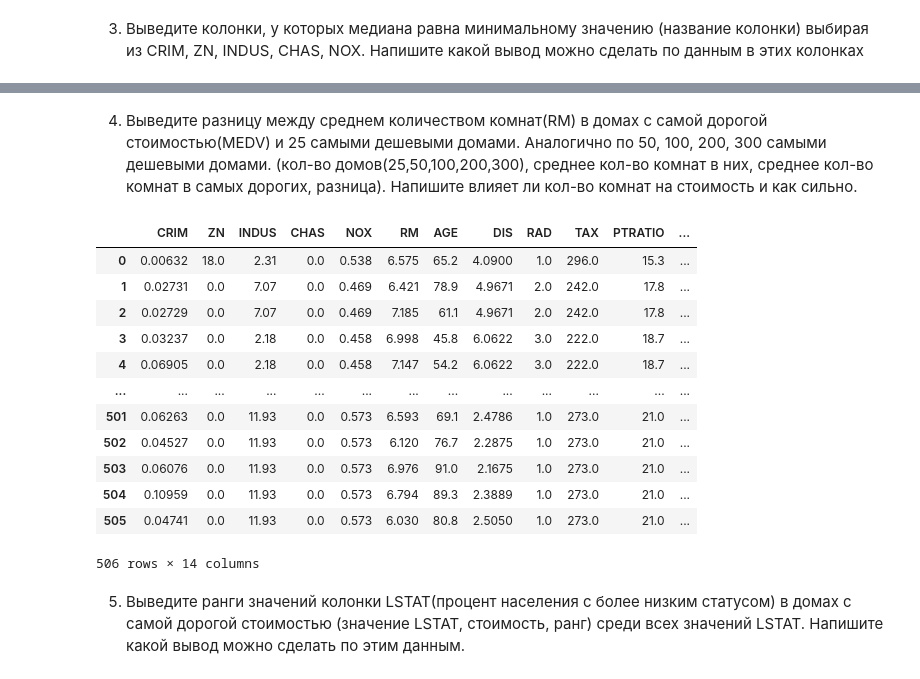
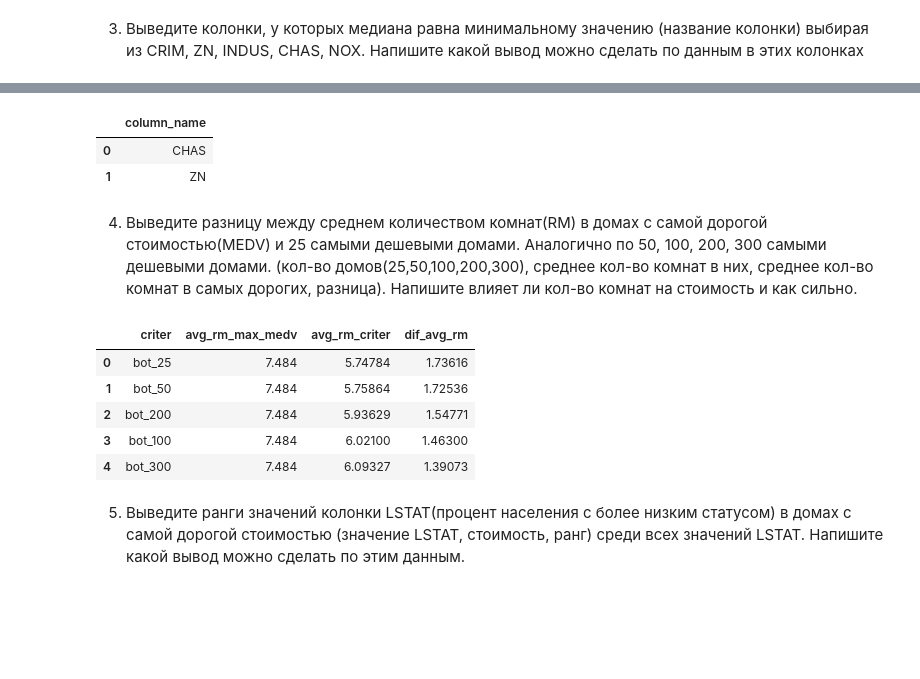
Before and after one commit to AlbrtKrd/DS_Reebot, a Jupyter notebook: sql/Lesson_2/HW_2_sql.ipynb, the cells around one changed output, grey strips where cells are left out. Drawn from its saved outputs; the diff is of its cells as text; code cells hidden in the pictures; blank space fills up the shorter version.

```diff
--- a/sql/Lesson_2/HW_2_sql.ipynb
+++ b/sql/Lesson_2/HW_2_sql.ipynb
@@ -93,29 +70,57 @@ pd.read_sql(
+# %%
+tasks+=1
+pd.read_sql(
+    '''select column_name from (with a as(select CRIM as value , 'CRIM' as column_name, ROW_NUMBER() OVER(ORDER BY CRIM) ROW_N , min(CRIM) over() as min_val from boston union
+select ZN as value , 'ZN' as column_name, ROW_NUMBER() OVER(ORDER BY ZN) ROW_N , min(ZN) over() as min_val from boston union
+select INDUS as value , 'INDUS' as column_name, ROW_NUMBER() OVER(ORDER BY INDUS) ROW_N , min(INDUS) over() as min_val from boston union
+select CHAS as value , 'CHAS' as column_name, ROW_NUMBER() OVER(ORDER BY CHAS) ROW_N , min(CHAS) over() as min_val from boston union
+select NOX as value , 'NOX' as column_name, ROW_NUMBER() OVER(ORDER BY NOX) ROW_N , min(NOX) over() as min_val from boston)
+select distinct column_name,min_val,avg(value) over(partition by column_name) as med from a
+where row_n in (253,254)) where min_val = med
+    ''',
+    con,
+)
+
+# больше половины домов не граничат с рекой
+# и не зонирована под участки
+#
+# %% [output]
+|  | column_name |
+| 0 | CHAS |
+| 1 | ZN |
 # %% [markdown]
 4. Выведите разницу между среднем количеством комнат(RM) в домах с самой дорогой стоимостью(MEDV) и 25 самыми дешевыми домами.
 Аналогично по 50, 100, 200, 300 самыми дешевыми домами. (кол-во домов(25,50,100,200,300), среднее кол-во комнат в них, среднее кол-во комнат в самых дорогих, разница).
 Напишите влияет ли кол-во комнат на стоимость и как сильно.
-# %%
-tasks+=1
-pd.read_sql(
-    '''
-    SELECT * FROM boston
-
-    ''',
-    con,
-)
-# %% [output]
-|  | CRIM | ZN | INDUS | CHAS | NOX | RM | AGE | DIS | RAD | TAX | PTRATIO | ... |
-| 0 | 0.00632 | 18.0 | 2.31 | 0.0 | 0.538 | 6.575 | 65.2 | 4.0900 | 1.0 | 296.0 | 15.3 | ... |
-| 1 | 0.02731 | 0.0 | 7.07 | 0.0 | 0.469 | 6.421 | 78.9 | 4.9671 | 2.0 | 242.0 | 17.8 | ... |
-| 2 | 0.02729 | 0.0 | 7.07 | 0.0 | 0.469 | 7.185 | 61.1 | 4.9671 | 2.0 | 242.0 | 17.8 | ... |
-| 3 | 0.03237 | 0.0 | 2.18 | 0.0 | 0.458 | 6.998 | 45.8 | 6.0622 | 3.0 | 222.0 | 18.7 | ... |
-| 4 | 0.06905 | 0.0 | 2.18 | 0.0 | 0.458 | 7.147 | 54.2 | 6.0622 | 3.0 | 222.0 | 18.7 | ... |
-| ... | ... | ... | ... | ... | ... | ... | ... | ... | ... | ... | ... | ... |
-| 501 | 0.06263 | 0.0 | 11.93 | 0.0 | 0.573 | 6.593 | 69.1 | 2.4786 | 1.0 | 273.0 | 21.0 | ... |
-| 502 | 0.04527 | 0.0 | 11.93 | 0.0 | 0.573 | 6.120 | 76.7 | 2.2875 | 1.0 | 273.0 | 21.0 | ... |
-| 503 | 0.06076 | 0.0 | 11.93 | 0.0 | 0.573 | 6.976 | 91.0 | 2.1675 | 1.0 | 273.0 | 21.0 | ... |
-| 504 | 0.10959 | 0.0 | 11.93 | 0.0 | 0.573 | 6.794 | 89.3 | 2.3889 | 1.0 | 273.0 | 21.0 | ... |
-| 505 | 0.04741 | 0.0 | 11.93 | 0.0 | 0.573 | 6.030 | 80.8 | 2.5050 | 1.0 | 273.0 | 21.0 | ... |
-506 rows × 14 columns
+# %%
+tasks+=1
+pd.read_sql(
+    '''
+    select distinct criter,
+    (select avg(rm) from boston where medv = (select max(medv) from boston)) avg_rm_max_medv,
+    avg (rm) over(partition by criter) avg_rm_criter,
+    (select avg(rm) from boston where medv = (select max(medv) from boston)) -avg (rm) over(partition by criter) dif_avg_rm
+    from (SELECT medv,rm, case
+    when row_number() over(ORDER BY MEDV) <= 25 then 'bot_25'
+    when row_number() over(ORDER BY MEDV) <= 50 then 'bot_50'
+    when row_number() over(ORDER BY MEDV) <= 100 then 'bot_100'
+    when row_number() over(ORDER BY MEDV) <= 200 then 'bot_200'
+    when row_number() over(ORDER BY MEDV) <= 300 then 'bot_300'
+    else "dorogo_bogato" end criter from boston)
+    where criter !='dorogo_bogato'
+    order by dif_avg_rm desc
+    ''',
+    con,
+)
+
+# влияние числа комнат очень значительное ,
+#т.к разница между самым дорогоим сегментом и самым дешевым, всего 1.7 единицы
+# %% [output]
+|  | criter | avg_rm_max_medv | avg_rm_criter | dif_avg_rm |
+| 0 | bot_25 | 7.484 | 5.74784 | 1.73616 |
+| 1 | bot_50 | 7.484 | 5.75864 | 1.72536 |
+| 2 | bot_200 | 7.484 | 5.93629 | 1.54771 |
+| 3 | bot_100 | 7.484 | 6.02100 | 1.46300 |
+| 4 | bot_300 | 7.484 | 6.09327 | 1.39073 |
 # %% [markdown]
 5. Выведите ранги значений колонки LSTAT(процент населения с более низким статусом) в домах с самой дорогой стоимостью (значение LSTAT, стоимость, ранг) среди всех значений LSTAT. Напишите какой вывод можно сделать по этим данным.
```
Also changed, not shown: parts of 8 cells of this notebook.
